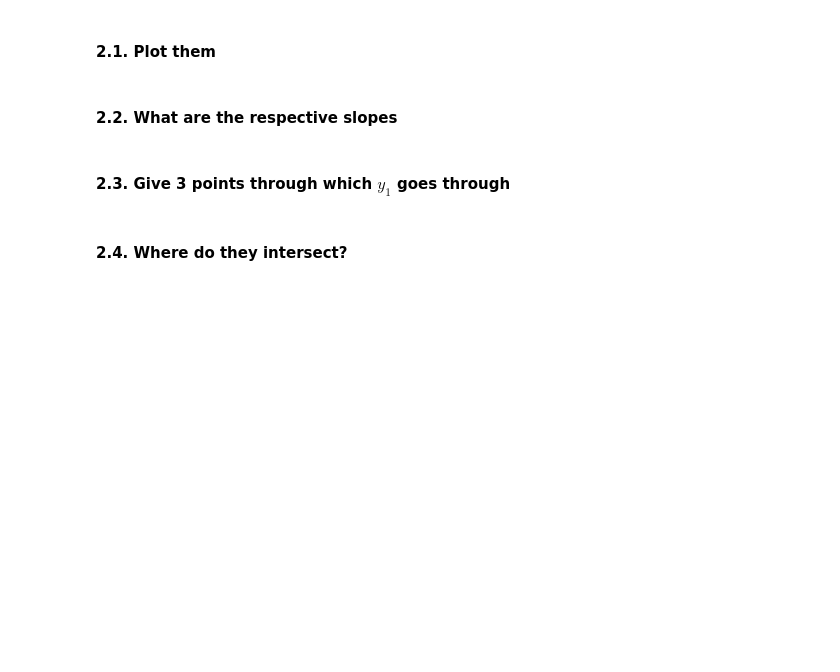
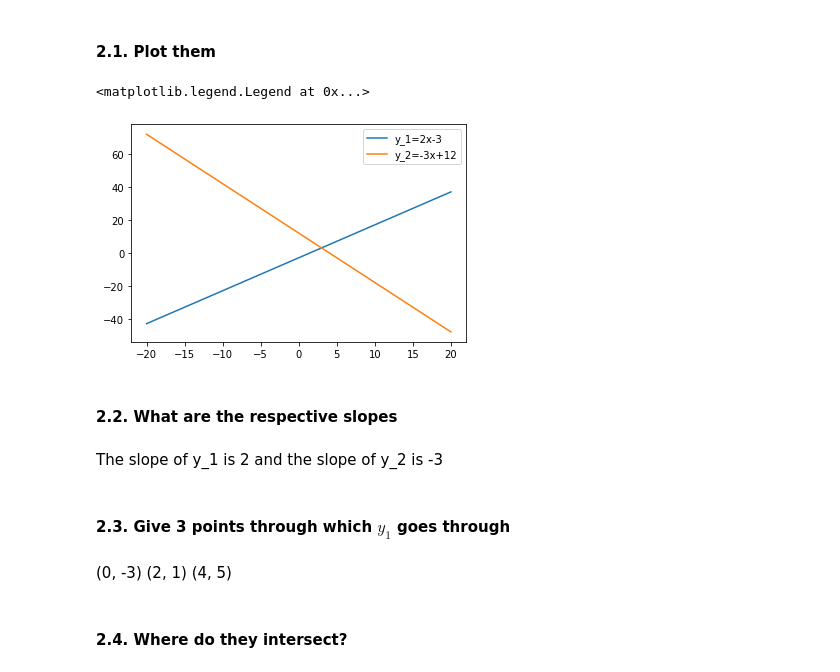
Before and after one commit to Ironhack-Data-Madrid-Marzo-2021/lab-math-refresher, a Jupyter notebook: your-code/main.ipynb, the cells around one changed output. Drawn from its saved outputs; the diff is of its cells as text; code cells hidden in the pictures; blank space fills up the shorter version.

```diff
--- a/your-code/main.ipynb
+++ b/your-code/main.ipynb
@@ -34,3 +54,9 @@ $y_1=2x-3$
 $y_2=-3x+12$
 # %% [markdown]
 #### 2.1. Plot them
+# %%
+x = np.linspace(
+    start= -20,
+    stop= 20,
+    num=300
+)
@@ -37,6 +86,23 @@ $y_2=-3x+12$
+# %%
+y_1 = 2 * x - 3
+y_2 = -3* x + 12
+# %%
+fig, ax = plt.subplots()
+plt.plot(x, y_1, "-", markersize=10, label= "y_1=2x-3")
+plt.plot(x, y_2, "-", markersize=10, label= "y_2=-3x+12")
+plt.legend()
+# %% [output]
+<matplotlib.legend.Legend at 0x...>
+[figure, added]
 # %% [markdown]
 #### 2.2. What are the respective slopes
+# %% [markdown]
+The slope of y_1 is 2 and the slope of y_2 is -3
 # %% [markdown]
 #### 2.3. Give 3 points through which $y_1$ goes through
+# %% [markdown]
+(0, -3)
+(2, 1)
+(4, 5)
 # %% [markdown]
 #### 2.4. Where do they intersect?
```
Also changed, not shown: parts of 27 cells of this notebook.
